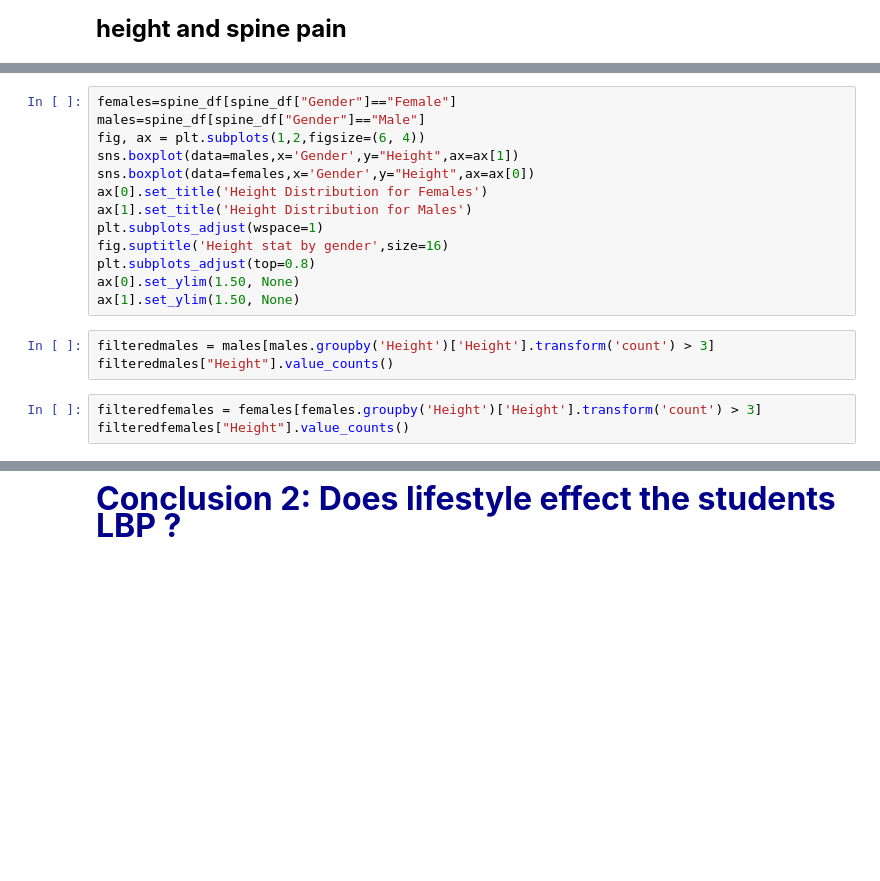
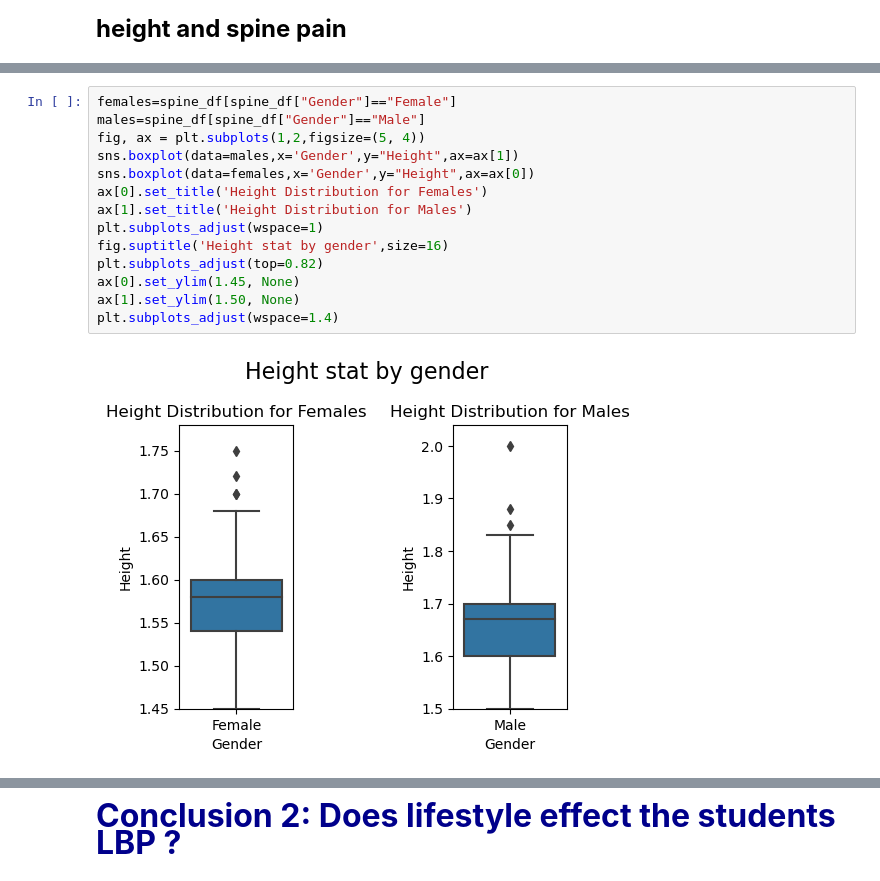
Before and after one commit to royohana31/nn-project-, a Jupyter notebook: students spine problems-Main (1).ipynb, the cells around one changed output, grey strips where cells are left out. Cells and saved outputs as stored; diff of their text form; blank space fills up the shorter version.

```diff
--- a/students spine problems-Main (1).ipynb
+++ b/students spine problems-Main (1).ipynb
@@ -95,20 +156,17 @@ spine_df.groupby('Gender')["LBP_12months"].value_counts()
 # %%
 females=spine_df[spine_df["Gender"]=="Female"]
 males=spine_df[spine_df["Gender"]=="Male"]
-fig, ax = plt.subplots(1,2,figsize=(6, 4))
+fig, ax = plt.subplots(1,2,figsize=(5, 4))
 sns.boxplot(data=males,x='Gender',y="Height",ax=ax[1])
 sns.boxplot(data=females,x='Gender',y="Height",ax=ax[0])
 ax[0].set_title('Height Distribution for Females')
 ax[1].set_title('Height Distribution for Males')
 plt.subplots_adjust(wspace=1)
 fig.suptitle('Height stat by gender',size=16)
-plt.subplots_adjust(top=0.8)
-ax[0].set_ylim(1.50, None)
+plt.subplots_adjust(top=0.82)
+ax[0].set_ylim(1.45, None)
 ax[1].set_ylim(1.50, None)
+plt.subplots_adjust(wspace=1.4)
+# %% [output]
+[figure, added]
-# %%
-filteredmales = males[males.groupby('Height')['Height'].transform('count') > 3]
-filteredmales["Height"].value_counts()
-# %%
-filteredfemales = females[females.groupby('Height')['Height'].transform('count') > 3]
-filteredfemales["Height"].value_counts()
 # %%
```
Also changed, not shown: parts of 162 cells of this notebook.
